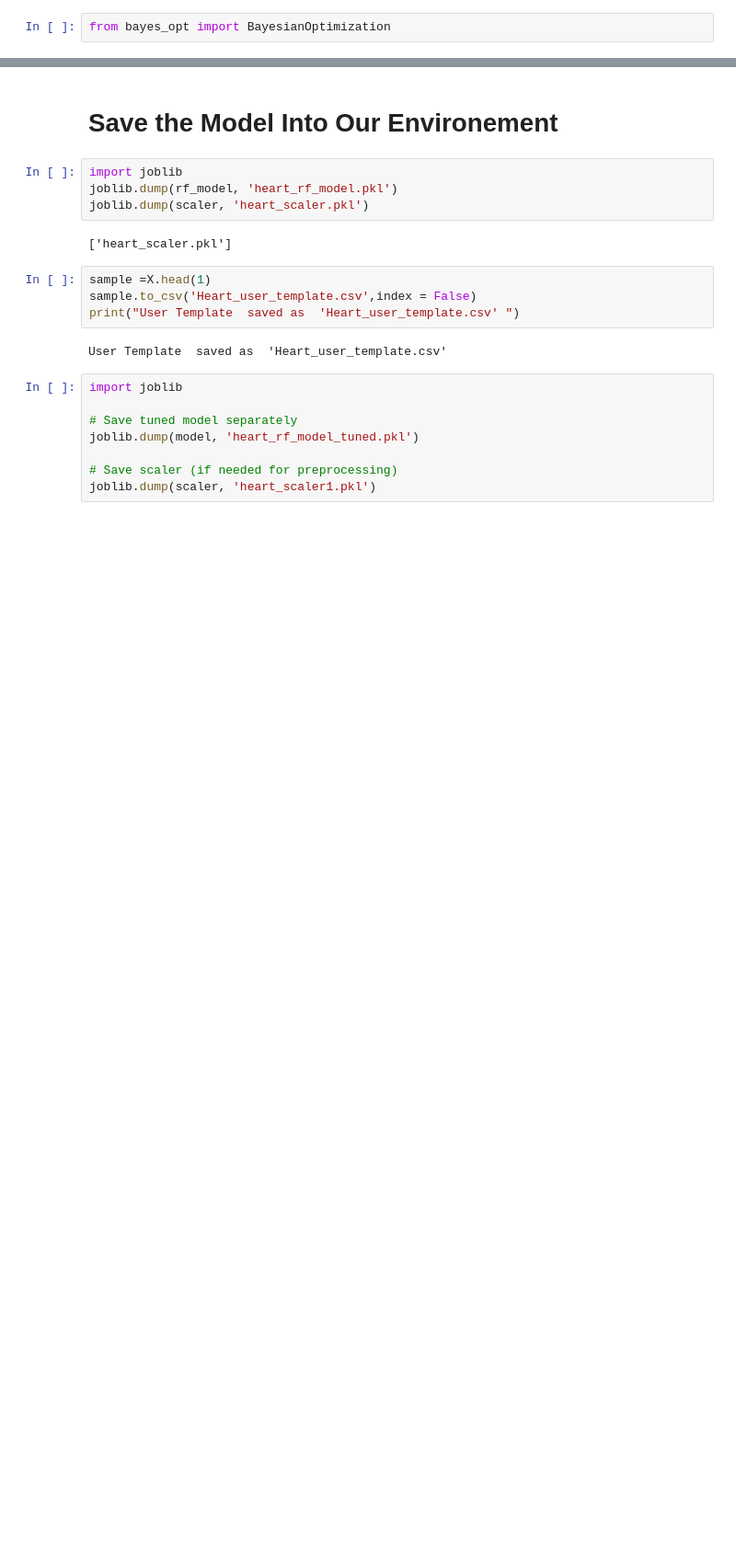
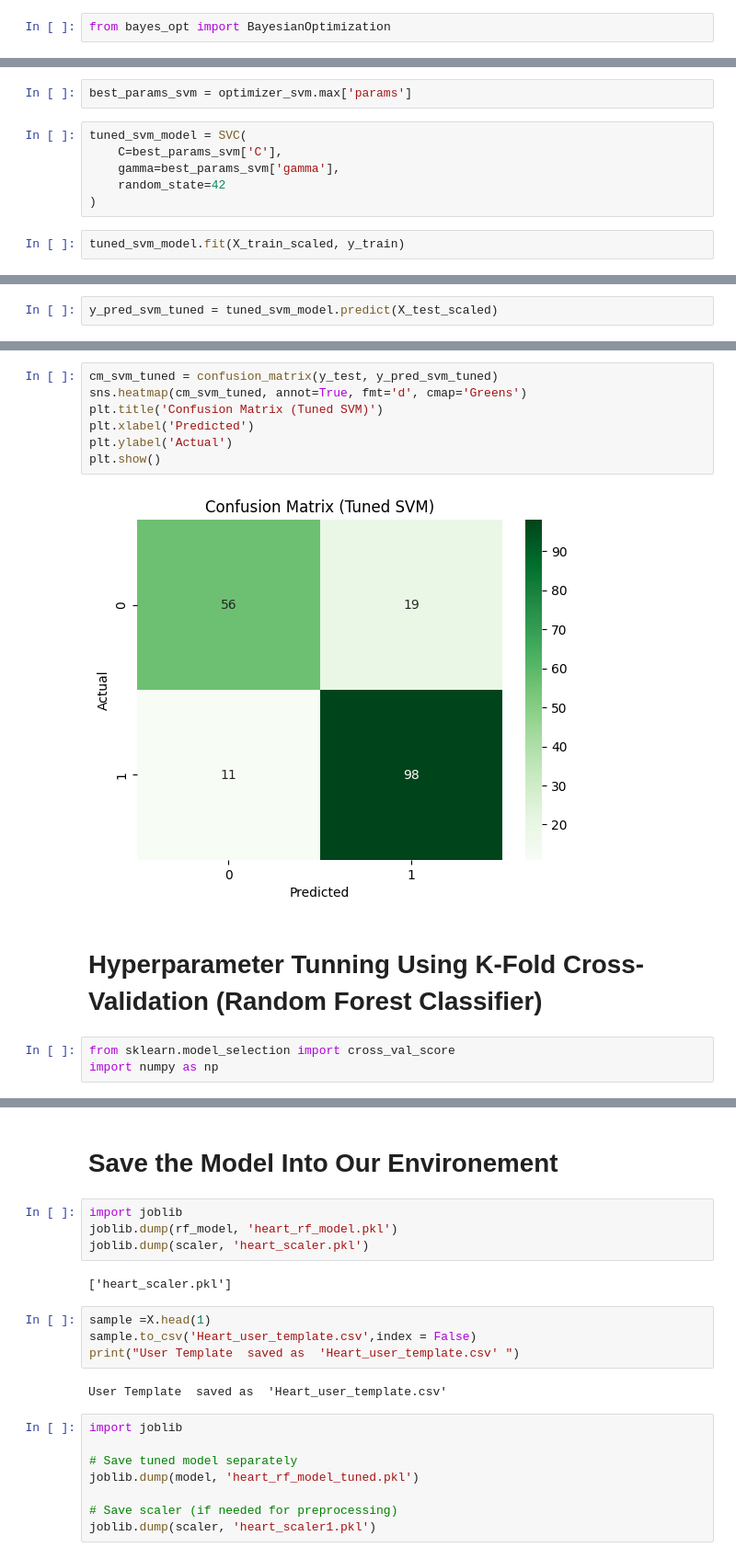
Before and after one commit to StoryWeaversGuild/Heart_Disease_Predictor, a Jupyter notebook: Heart_Disease_Predictor.ipynb, the cells around one changed output, grey strips where cells are left out. Shown: that part at 92% size. Saved outputs shown, nothing was run; the diff lists cells and outputs as text; blank space fills up the shorter version.

```diff
--- a/Heart_Disease_Predictor.ipynb
+++ b/Heart_Disease_Predictor.ipynb
@@ -333,0 +411,10 @@ plt.show()
+# %%
+best_params_svm = optimizer_svm.max['params']
+# %%
+tuned_svm_model = SVC(
+    C=best_params_svm['C'],
+    gamma=best_params_svm['gamma'],
+    random_state=42
+)
+# %%
+tuned_svm_model.fit(X_train_scaled, y_train)
@@ -333,0 +424,2 @@ plt.show()
+# %%
+y_pred_svm_tuned = tuned_svm_model.predict(X_test_scaled)
@@ -333,0 +441,14 @@ plt.show()
+# %%
+cm_svm_tuned = confusion_matrix(y_test, y_pred_svm_tuned)
+sns.heatmap(cm_svm_tuned, annot=True, fmt='d', cmap='Greens')
+plt.title('Confusion Matrix (Tuned SVM)')
+plt.xlabel('Predicted')
+plt.ylabel('Actual')
+plt.show()
+# %% [output]
+[figure, added]
+# %% [markdown]
+# **Hyperparameter Tunning Using  K-Fold Cross-Validation** (**Random Forest Classifier**)
+# %%
+from sklearn.model_selection import cross_val_score
+import numpy as np
```
Also changed, not shown: parts of 53 cells of this notebook.
